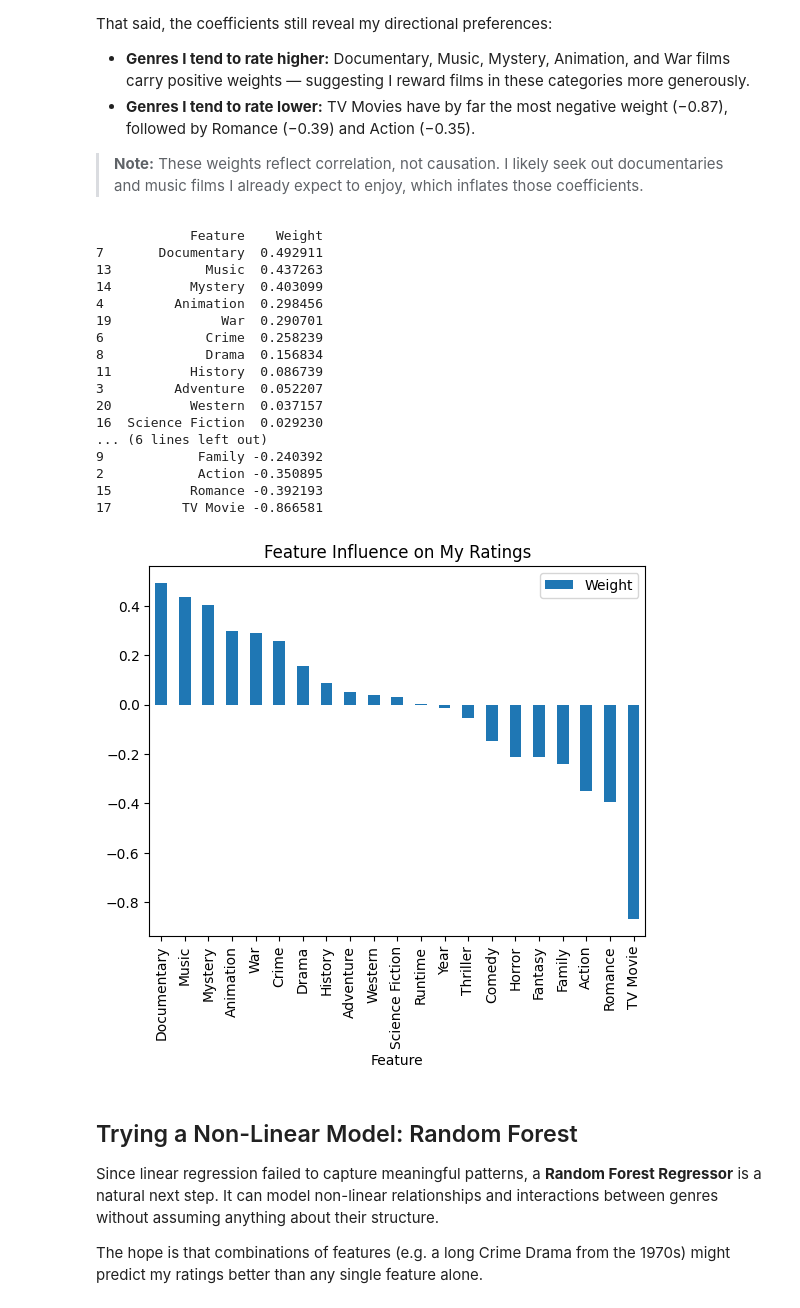
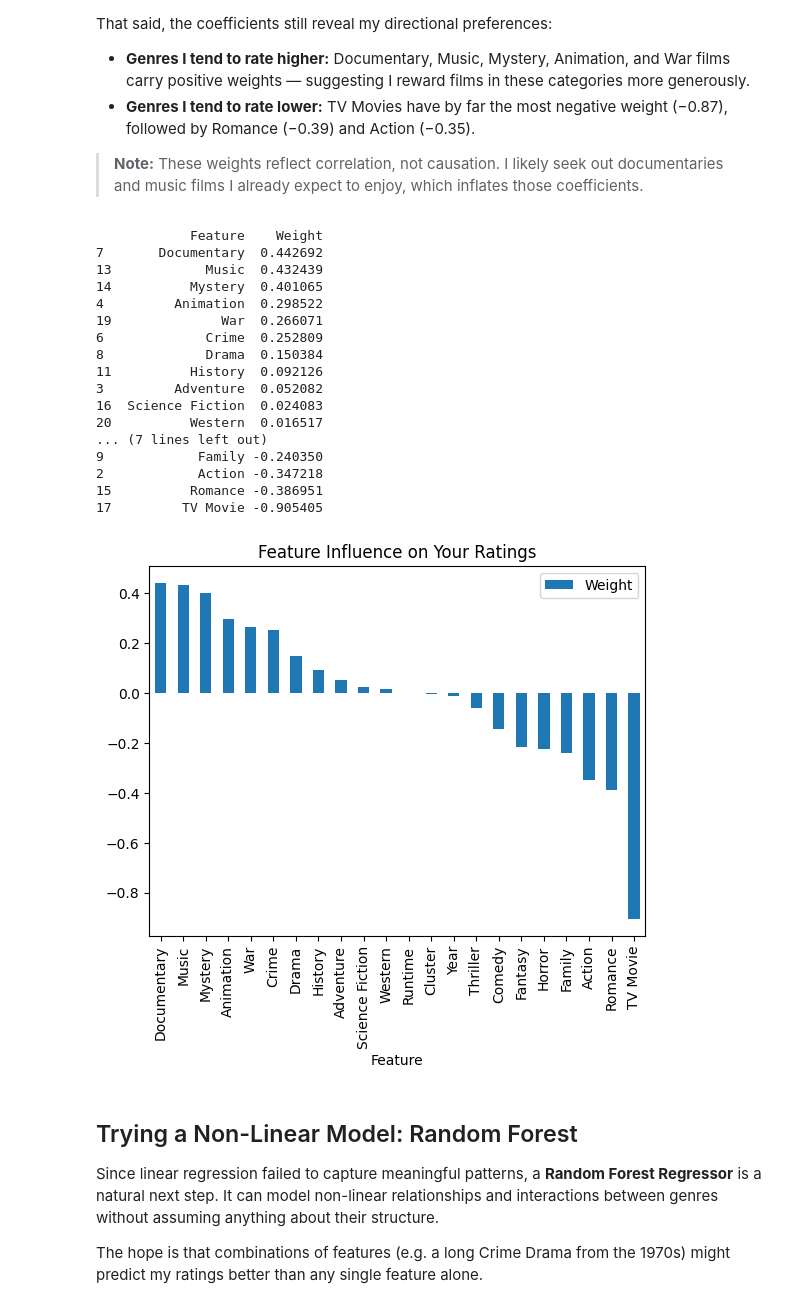
Before and after one commit to siddharth-padakanti/letterboxd-rating-analysis, a Jupyter notebook: notebook/analysis.ipynb, the cells around one changed output. Saved outputs shown, nothing was run; the diff lists cells and outputs as text; code cells hidden in the pictures.

```diff
--- a/notebook/analysis.ipynb
+++ b/notebook/analysis.ipynb
@@ -27,7 +29,7 @@ The dataset includes:
 
 This gives us a mix of categorical and numerical features to work with.
 # %%
-df = pd.read_csv('../data/ratings.csv')
+df = pd.read_csv('../data/ratings_enriched.csv')
 
 print(df.head(),"\n")
 print(df.info(),"\n")
@@ -255,33 +257,33 @@ That said, the coefficients still reveal my directional preferences:
 # %%
 coefficients = pd.DataFrame({
     'Feature': X.columns,
     'Weight': model.coef_
 }).sort_values(by='Weight', ascending=False)
 
 print(coefficients)
 
 coefficients.set_index('Feature').plot(kind='bar')
-plt.title("Feature Influence on My Ratings")
+plt.title("Feature Influence on Your Ratings")
 plt.show()
 # %% [output]
             Feature    Weight
-7       Documentary  0.492911
-13            Music  0.437263
-14          Mystery  0.403099
-4         Animation  0.298456
-19              War  0.290701
-6             Crime  0.258239
-8             Drama  0.156834
-11          History  0.086739
-3         Adventure  0.052207
-20          Western  0.037157
-16  Science Fiction  0.029230
-... (6 lines left out)
-9            Family -0.240392
-2            Action -0.350895
-15          Romance -0.392193
-17         TV Movie -0.866581
+7       Documentary  0.442692
+13            Music  0.432439
+14          Mystery  0.401065
+4         Animation  0.298522
+19              War  0.266071
+6             Crime  0.252809
+8             Drama  0.150384
+11          History  0.092126
+3         Adventure  0.052082
+16  Science Fiction  0.024083
+20          Western  0.016517
+... (7 lines left out)
+9            Family -0.240350
+2            Action -0.347218
+15          Romance -0.386951
+17         TV Movie -0.905405
-[figure, old version]
+[figure, new version]
 # %% [markdown]
 ## Trying a Non-Linear Model: Random Forest
 
```
Also changed, not shown: parts of 2 cells of this notebook, 17 other files.
